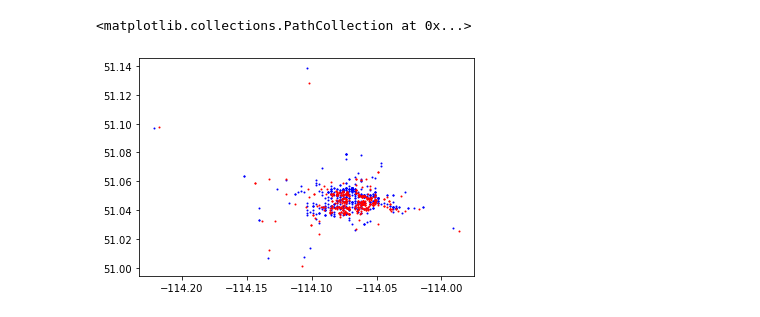
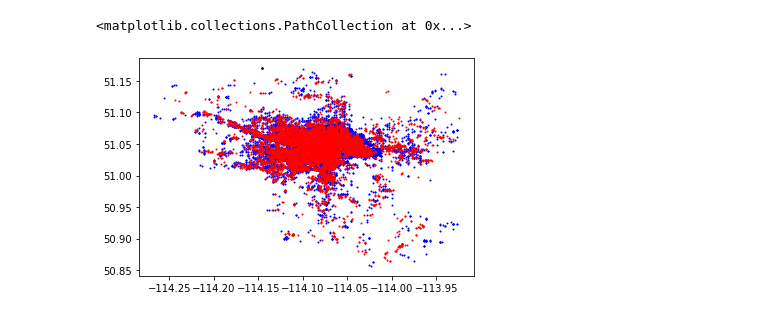
Before and after one commit to wwebeam6508/Development-of-Predictive-Model-for-Trip-Destination-of-Dockless-Shared-Scooters, a Jupyter notebook: Model_OnlyFCN.ipynb, the cells around one changed output. Drawn from its saved outputs; the diff is of its cells as text; code cells hidden in the pictures.

```diff
--- a/Model_OnlyFCN.ipynb
+++ b/Model_OnlyFCN.ipynb
@@ -130,14 +121,14 @@ ValueError: Error when checking input: expected input_19 to have shape (4,) but
 # %%
 import matplotlib.pyplot as plt
 import numpy as np
 sc.fit_transform(Y_data)
 result_Y = model.predict([x_test[:,0:4],x_test[:,4:]])
 
 result_Y_plot = sc.inverse_transform(result_Y)
 y_test_plot = sc.inverse_transform(y_test)
 
-plt.scatter((y_test_plot[0:500,0]),(y_test_plot[0:500,1]), color='b', s= 1)
-plt.scatter((result_Y_plot[0:500,0]), (result_Y_plot[0:500,1]), color='r', s= 1)
+plt.scatter((y_test_plot[:,0]),(y_test_plot[:,1]), color='b', s= 1)
+plt.scatter((result_Y_plot[:,0]), (result_Y_plot[:,1]), color='r', s= 1)
 # %% [output]
 <matplotlib.collections.PathCollection at 0x...>
-[figure, old version]
+[figure, new version]
```
Also changed, not shown: parts of 9 cells of this notebook, 2 other files.
